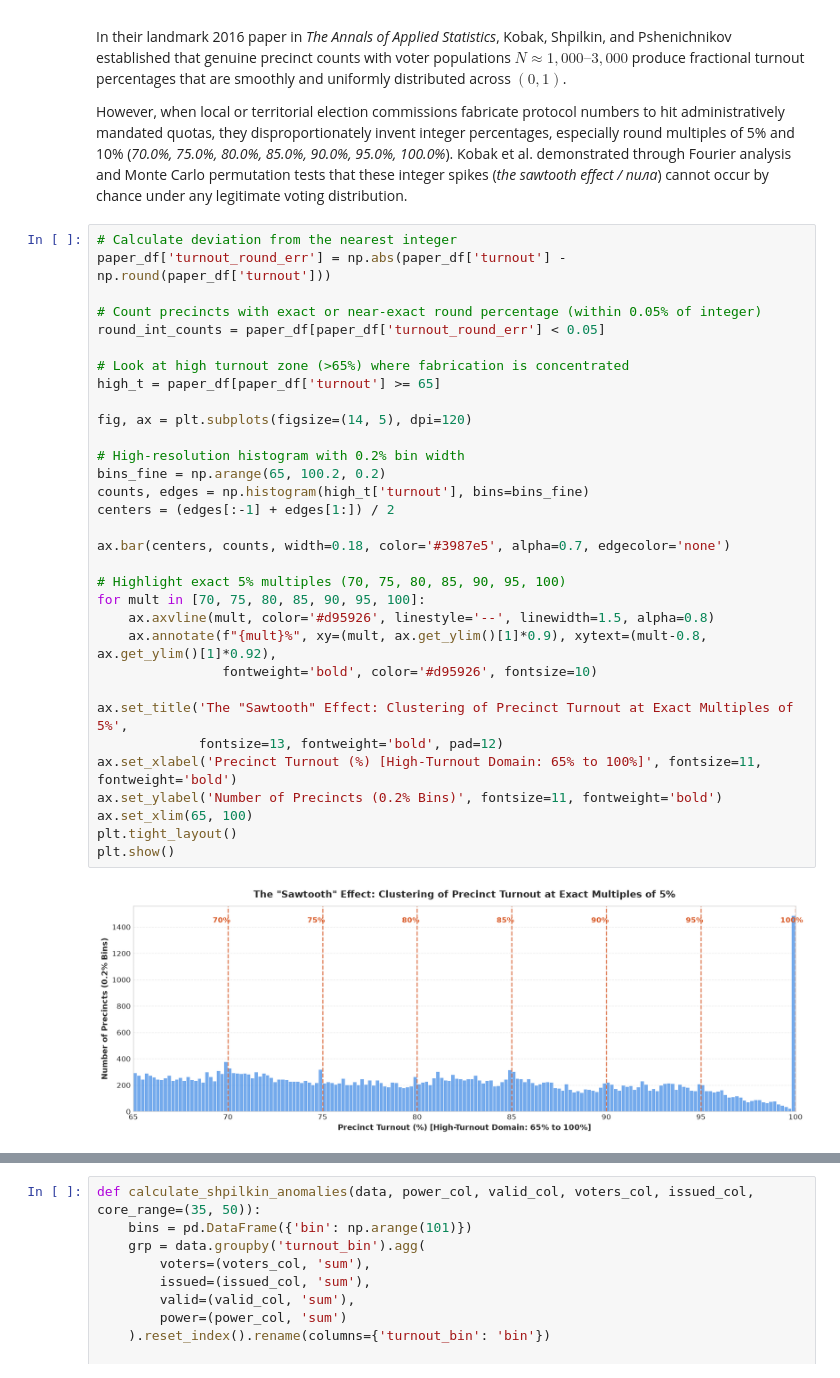
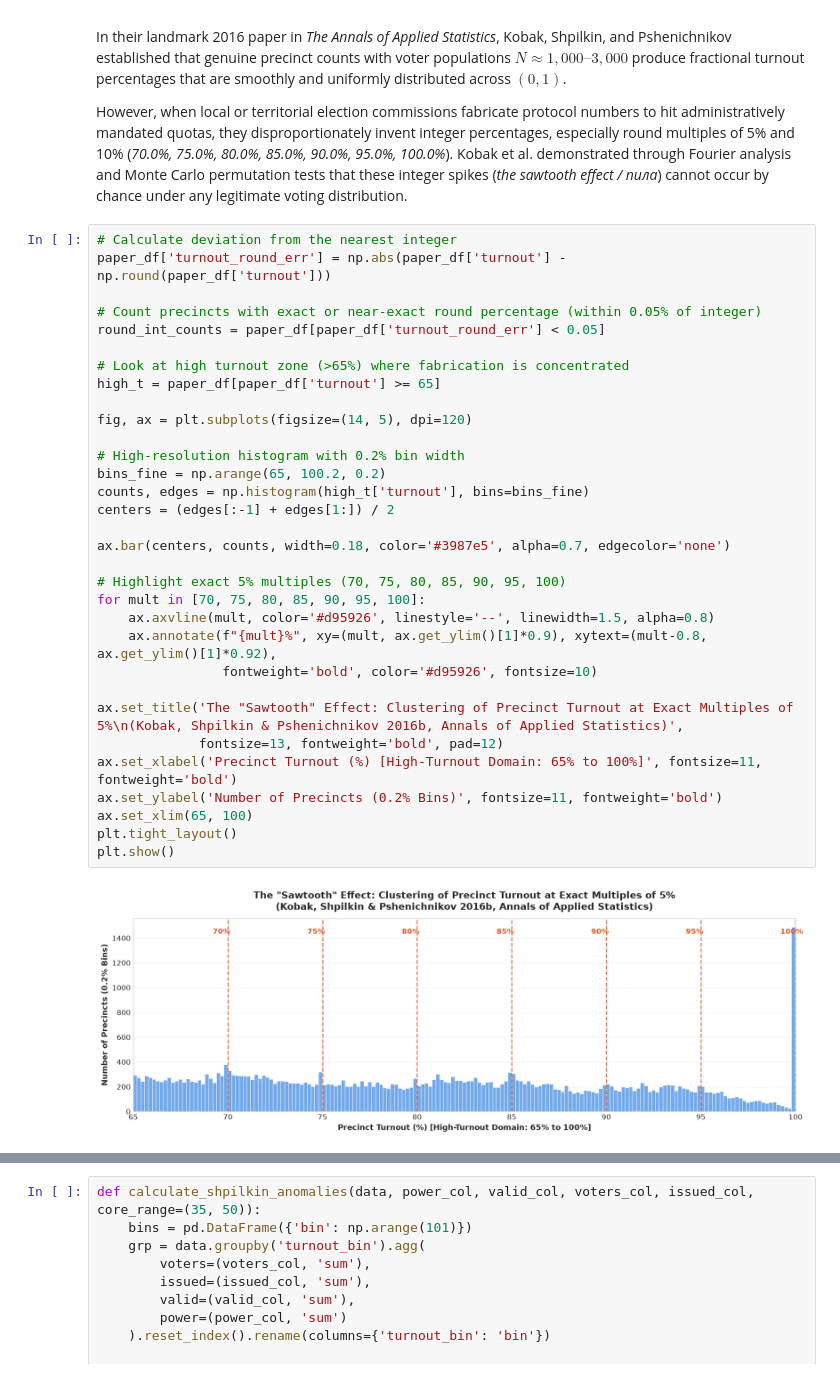
Before and after one commit to valentynbez/stolen-elections, a Jupyter notebook: notebooks/stolen-elections.ipynb, the cells around one changed output, grey strips where cells are left out. Drawn from its saved outputs; the diff is of its cells as text.

```diff
--- a/notebooks/stolen-elections.ipynb
+++ b/notebooks/stolen-elections.ipynb
@@ -556,35 +551,35 @@ However, when local or territorial election commissions fabricate protocol numbe
 paper_df['turnout_round_err'] = np.abs(paper_df['turnout'] - np.round(paper_df['turnout']))
 
 # Count precincts with exact or near-exact round percentage (within 0.05% of integer)
 round_int_counts = paper_df[paper_df['turnout_round_err'] < 0.05]
 
 # Look at high turnout zone (>65%) where fabrication is concentrated
 high_t = paper_df[paper_df['turnout'] >= 65]
 
 fig, ax = plt.subplots(figsize=(14, 5), dpi=120)
 
 # High-resolution histogram with 0.2% bin width
 bins_fine = np.arange(65, 100.2, 0.2)
 counts, edges = np.histogram(high_t['turnout'], bins=bins_fine)
 centers = (edges[:-1] + edges[1:]) / 2
 
 ax.bar(centers, counts, width=0.18, color='#3987e5', alpha=0.7, edgecolor='none')
 
 # Highlight exact 5% multiples (70, 75, 80, 85, 90, 95, 100)
 for mult in [70, 75, 80, 85, 90, 95, 100]:
     ax.axvline(mult, color='#d95926', linestyle='--', linewidth=1.5, alpha=0.8)
     ax.annotate(f"{mult}%", xy=(mult, ax.get_ylim()[1]*0.9), xytext=(mult-0.8, ax.get_ylim()[1]*0.92),
                 fontweight='bold', color='#d95926', fontsize=10)
 
-ax.set_title('The "Sawtooth" Effect: Clustering of Precinct Turnout at Exact Multiples of 5%',
+ax.set_title('The "Sawtooth" Effect: Clustering of Precinct Turnout at Exact Multiples of 5%\n(Kobak, Shpilkin & Pshenichnikov 2016b, Annals of Applied Statistics)',
              fontsize=13, fontweight='bold', pad=12)
 ax.set_xlabel('Precinct Turnout (%) [High-Turnout Domain: 65% to 100%]', fontsize=11, fontweight='bold')
 ax.set_ylabel('Number of Precincts (0.2% Bins)', fontsize=11, fontweight='bold')
 ax.set_xlim(65, 100)
 plt.tight_layout()
 plt.show()
 # %% [output]
-[figure, old version]
+[figure, new version]
 # %% [markdown]
 ---
 ## 8. Sergey Shpilkin's Mathematical Estimation of Anomalous ("Stolen") Votes
```
Also changed, not shown: parts of 10 cells of this notebook.
